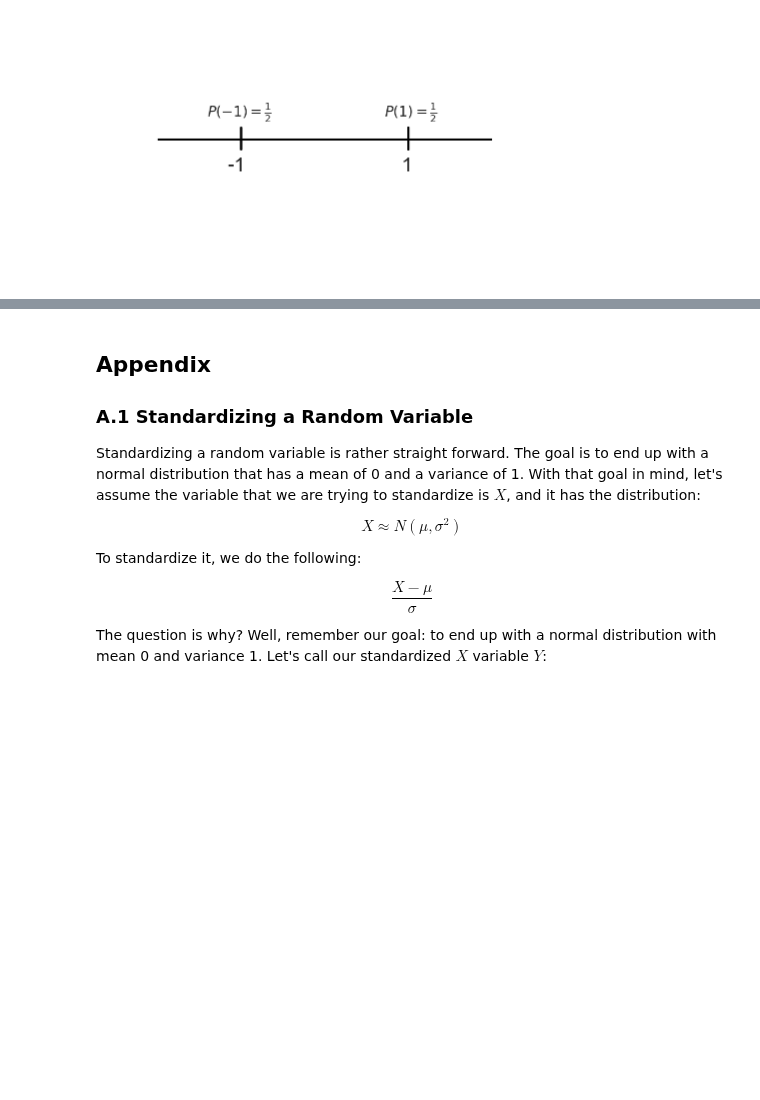
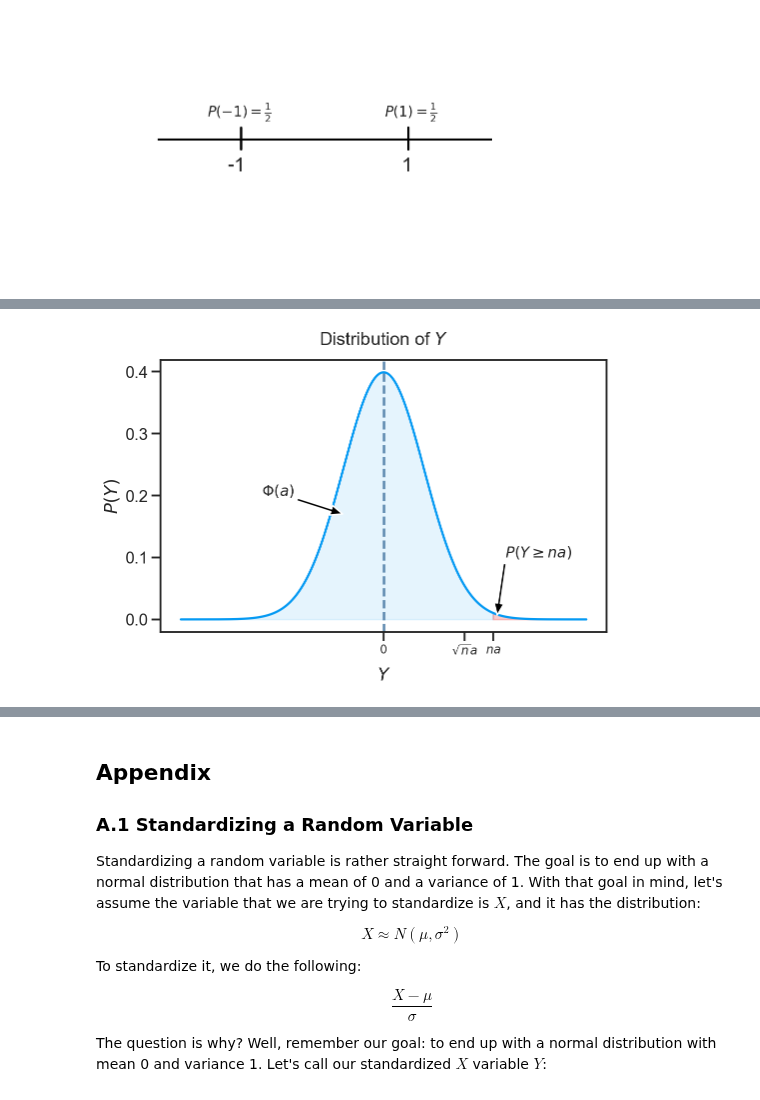
Before and after one commit to NathanielDake/intuitiveml, a Jupyter notebook: Mathematics/03-Probability-03-Inequalities.ipynb, the cells around one changed output, grey strips where cells are left out. Cells and saved outputs as stored; diff of their text form; code cells hidden in the pictures; blank space fills up the shorter version.

```diff
--- a/Mathematics/03-Probability-03-Inequalities.ipynb
+++ b/Mathematics/03-Probability-03-Inequalities.ipynb
@@ -738,0 +778,44 @@ plt.show()
+# %%
+fig = plt.figure(figsize=(8, 5))
+
+
+a_prime = 2.7
+
+mu = 0
+sigma = 1
+expected_mean = 1
+num_observed_points = 50
+observed_data = np.random.normal(expected_mean, sigma, num_observed_points)
+
+x_axis = np.arange(-5, 5, 0.001)
+y = norm.pdf(x_axis, mu, sigma)
+plt.plot(x_axis, y, color=sns.xkcd_rgb["azure"])
+plt.axvline(x=0, color=sns.xkcd_rgb["dusty blue"], linestyle="dashed")
+
+plt.annotate(
+    r'$\Phi(a)$',
+    xy=(-1, 0.17),
+    xytext=(-3, 0.2),
+    arrowprops=dict(facecolor='black', shrink=0.01, width=3, headwidth=10),
+    size=15
+)
+
+plt.annotate(
+    r'$P(Y \geq na)$',
+    xy=(2.8, 0.006),
+    xytext=(3, 0.1),
+    arrowprops=dict(facecolor='black', shrink=0.01, width=3, headwidth=10),
+    size=15
+)
+
+plt.fill_between(x_axis, y, where=(x_axis < a_prime), color=sns.xkcd_rgb["azure"], alpha=0.1)
+plt.fill_between(x_axis, y, where=(x_axis > a_prime), color=sns.xkcd_rgb["red"], alpha=0.2)
+
+plt.xlabel(r"$Y$", labelpad=10)
+plt.ylabel(r"$P(Y)$")
+plt.title(r"Distribution of $Y$", pad=15)
+plt.xticks([0, a, a_prime], [0, r"$\sqrt{n}a$", '$na$'], size=12)
+
+plt.show()
+# %% [output]
+[figure, added]
```
Also changed, not shown: parts of 12 cells of this notebook.
